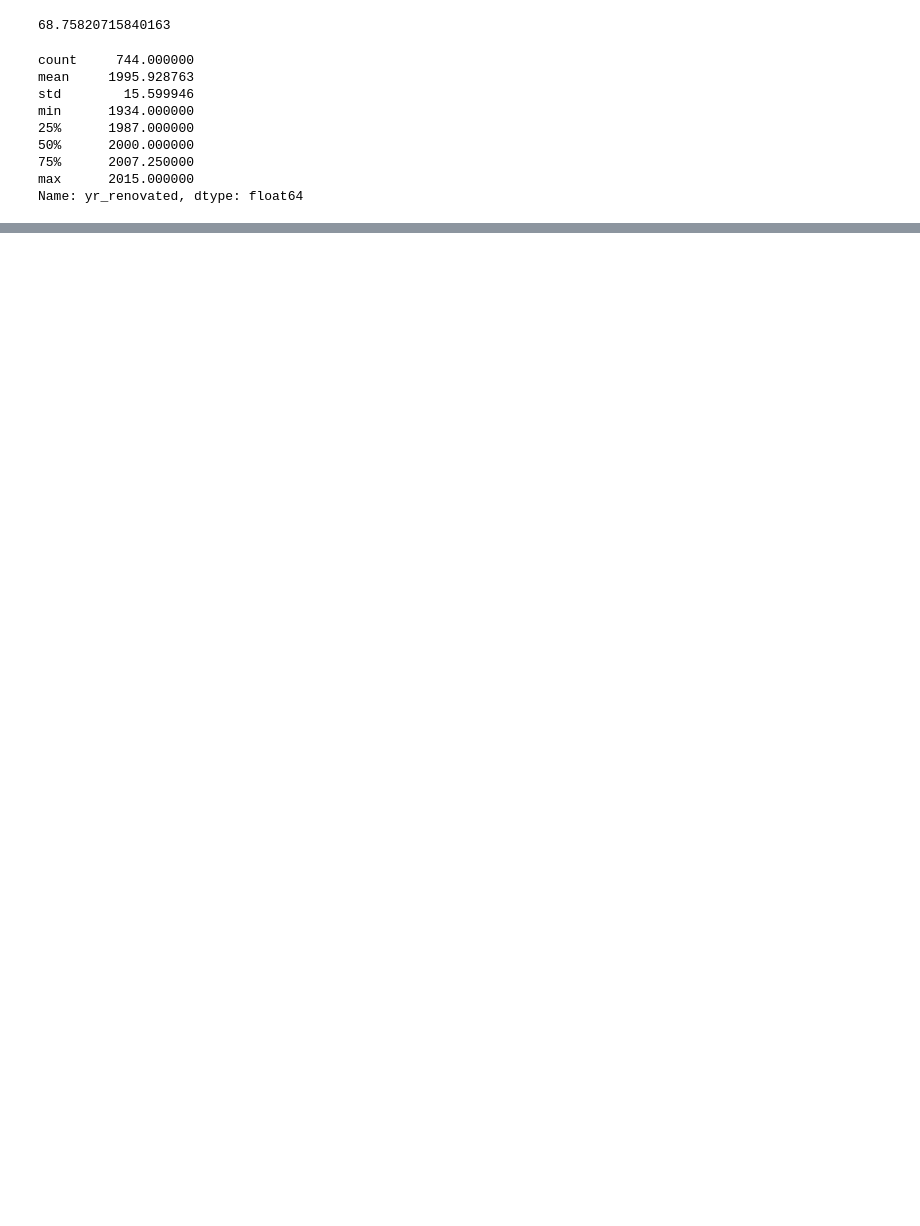
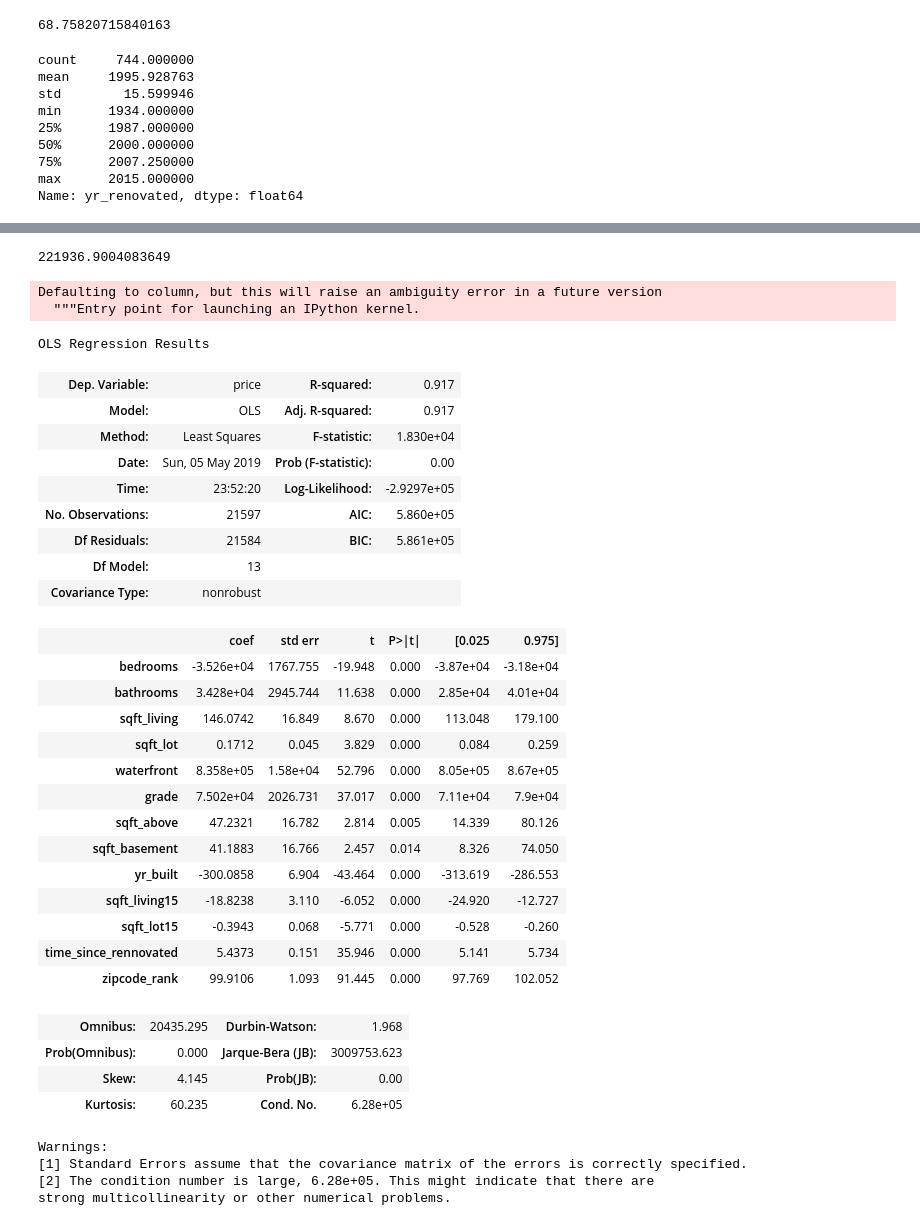
Before and after one commit to JoeDown/King-County-Linear-Regression-Price-Prediction, a Jupyter notebook: Joe-Scratch-Work.ipynb, the cells around one changed output, grey strips where cells are left out. Saved outputs shown, nothing was run; the diff lists cells and outputs as text; code cells hidden in the pictures; blank space fills up the shorter version.

```diff
--- a/Joe-Scratch-Work.ipynb
+++ b/Joe-Scratch-Work.ipynb
@@ -428 +638,5 @@ Warnings:
 strong multicollinearity or other numerical problems.
+# %%
+np.sqrt(np.mean((predictions-y)**2))
+# %% [output]
+221936.9004083649
@@ -428,0 +645,5 @@ strong multicollinearity or other numerical problems.
+# %%
+by_zipcode.sort_values('mean', inplace=True)
+# %% [output]
+Defaulting to column, but this will raise an ambiguity error in a future version
+  """Entry point for launching an IPython kernel.
@@ -428,0 +659,2 @@ strong multicollinearity or other numerical problems.
+# %%
+housing_values_3=housing_values_2
@@ -428,0 +673,39 @@ strong multicollinearity or other numerical problems.
+# %%
+X = housing_values_3.drop(['id','date','price','view','floors','condition','yr_renovated','zipcode','lat','long','yrRenDT'],axis=1)
+y = housing_values_3.price
+model = sm.OLS(y, X).fit()
+predictions = model.predict(X)
+model.summary()
+# %% [output]
+OLS Regression Results
+| Dep. Variable: | price | R-squared: | 0.917 |
+| Model: | OLS | Adj. R-squared: | 0.917 |
+| Method: | Least Squares | F-statistic: | 1.830e+04 |
+| Date: | Sun, 05 May 2019 | Prob (F-statistic): | 0.00 |
+| Time: | 23:52:20 | Log-Likelihood: | -2.9297e+05 |
+| No. Observations: | 21597 | AIC: | 5.860e+05 |
+| Df Residuals: | 21584 | BIC: | 5.861e+05 |
+| Df Model: | 13 |  |  |
+| Covariance Type: | nonrobust |  |  |
+|  | coef | std err | t | P>|t| | [0.025 | 0.975] |
+| bedrooms | -3.526e+04 | 1767.755 | -19.948 | 0.000 | -3.87e+04 | -3.18e+04 |
+| bathrooms | 3.428e+04 | 2945.744 | 11.638 | 0.000 | 2.85e+04 | 4.01e+04 |
+| sqft_living | 146.0742 | 16.849 | 8.670 | 0.000 | 113.048 | 179.100 |
+| sqft_lot | 0.1712 | 0.045 | 3.829 | 0.000 | 0.084 | 0.259 |
+| waterfront | 8.358e+05 | 1.58e+04 | 52.796 | 0.000 | 8.05e+05 | 8.67e+05 |
+| grade | 7.502e+04 | 2026.731 | 37.017 | 0.000 | 7.11e+04 | 7.9e+04 |
+| sqft_above | 47.2321 | 16.782 | 2.814 | 0.005 | 14.339 | 80.126 |
+| sqft_basement | 41.1883 | 16.766 | 2.457 | 0.014 | 8.326 | 74.050 |
+| yr_built | -300.0858 | 6.904 | -43.464 | 0.000 | -313.619 | -286.553 |
+| sqft_living15 | -18.8238 | 3.110 | -6.052 | 0.000 | -24.920 | -12.727 |
+| sqft_lot15 | -0.3943 | 0.068 | -5.771 | 0.000 | -0.528 | -0.260 |
+| time_since_rennovated | 5.4373 | 0.151 | 35.946 | 0.000 | 5.141 | 5.734 |
+| zipcode_rank | 99.9106 | 1.093 | 91.445 | 0.000 | 97.769 | 102.052 |
+| Omnibus: | 20435.295 | Durbin-Watson: | 1.968 |
+| Prob(Omnibus): | 0.000 | Jarque-Bera (JB): | 3009753.623 |
+| Skew: | 4.145 | Prob(JB): | 0.00 |
+| Kurtosis: | 60.235 | Cond. No. | 6.28e+05 |
+Warnings:
+[1] Standard Errors assume that the covariance matrix of the errors is correctly specified.
+[2] The condition number is large, 6.28e+05. This might indicate that there are
+strong multicollinearity or other numerical problems.
```
Also changed, not shown: parts of 52 cells of this notebook.
